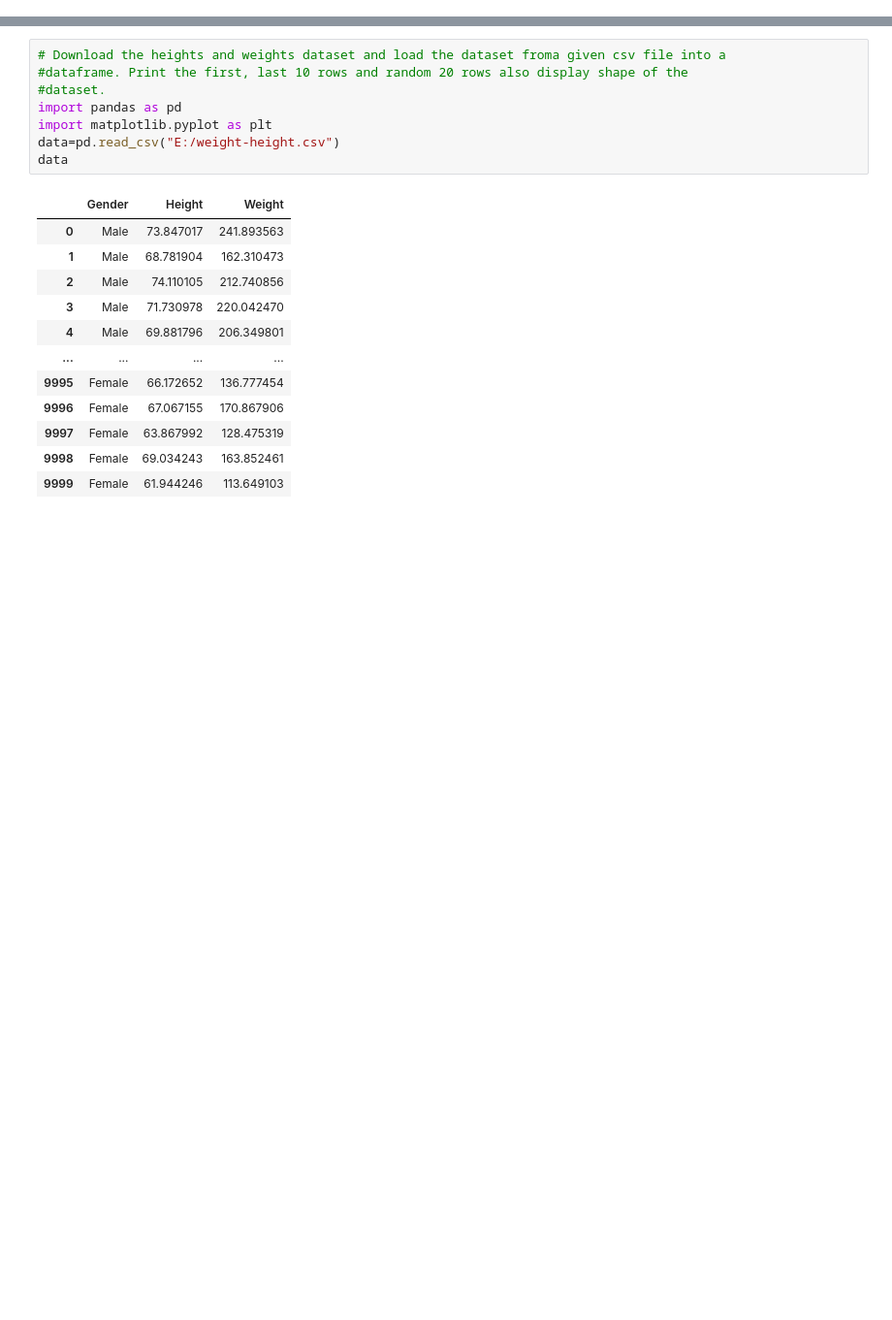
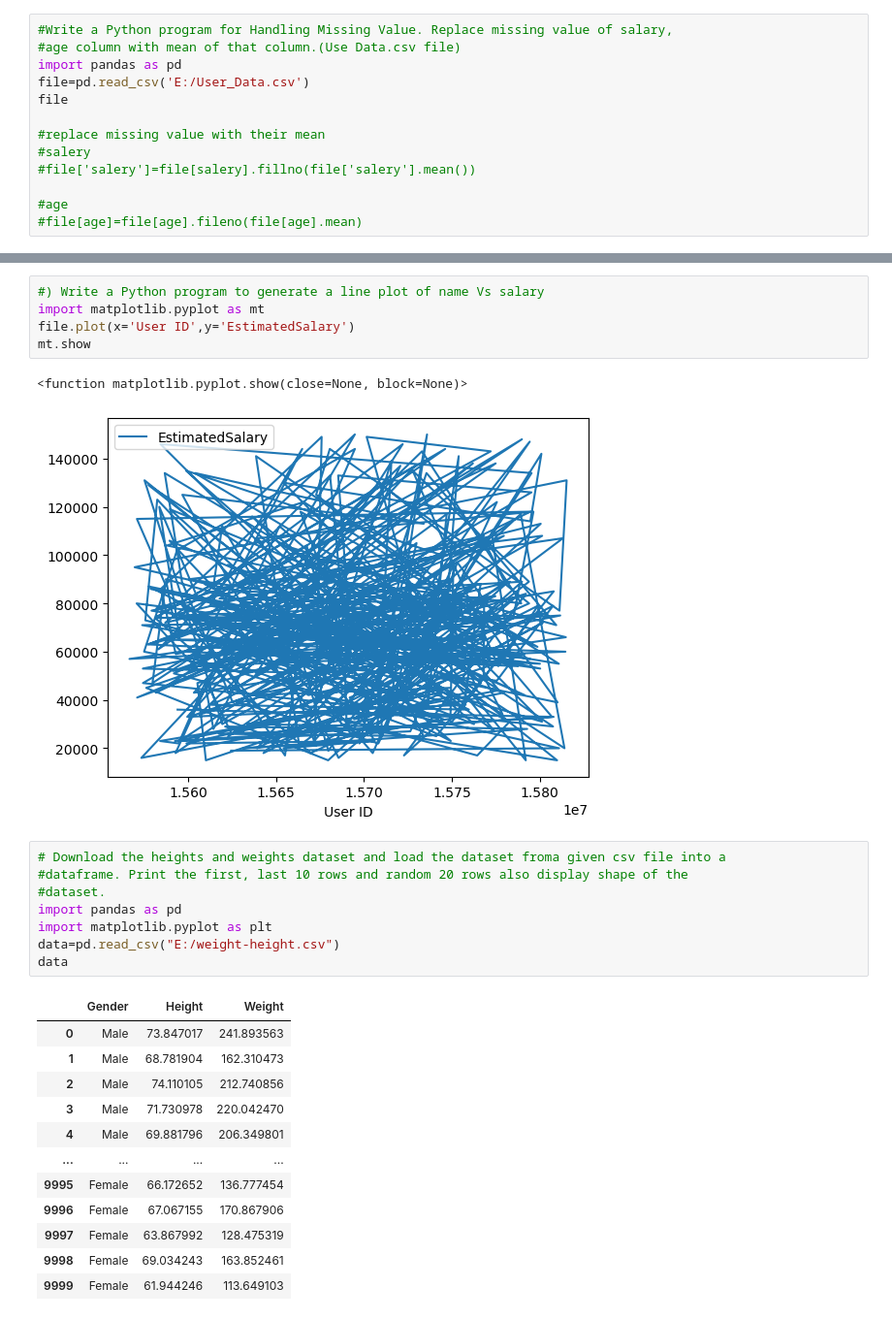
Before and after one commit to SohelP786/Foundation-Of-Data-Science, a Jupyter notebook: slip2.ipynb, the cells around one changed output, grey strips where cells are left out. Shown at 97% size. Drawn from its saved outputs; the diff is of its cells as text; blank space fills up the shorter version.

```diff
--- a/slip2.ipynb
+++ b/slip2.ipynb
@@ -18,0 +1,13 @@ mt.show
+# %%
+#Write a Python program for Handling Missing Value. Replace missing value of salary,
+#age column with mean of that column.(Use Data.csv file)
+import pandas as pd
+file=pd.read_csv('E:/User_Data.csv')
+file
+
+#replace missing value with their mean
+#salery
+#file['salery']=file[salery].fillno(file['salery'].mean())
+
+#age
+#file[age]=file[age].fileno(file[age].mean)
@@ -19,3 +28,11 @@ mt.show
+# %%
+#) Write a Python program to generate a line plot of name Vs salary
+import matplotlib.pyplot as mt
+file.plot(x='User ID',y='EstimatedSalary')
+mt.show
+# %% [output]
+<function matplotlib.pyplot.show(close=None, block=None)>
+[figure, added]
 # %%
 # Download the heights and weights dataset and load the dataset froma given csv file into a
 #dataframe. Print the first, last 10 rows and random 20 rows also display shape of the
```
Also changed, not shown: parts of 5 cells of this notebook.
